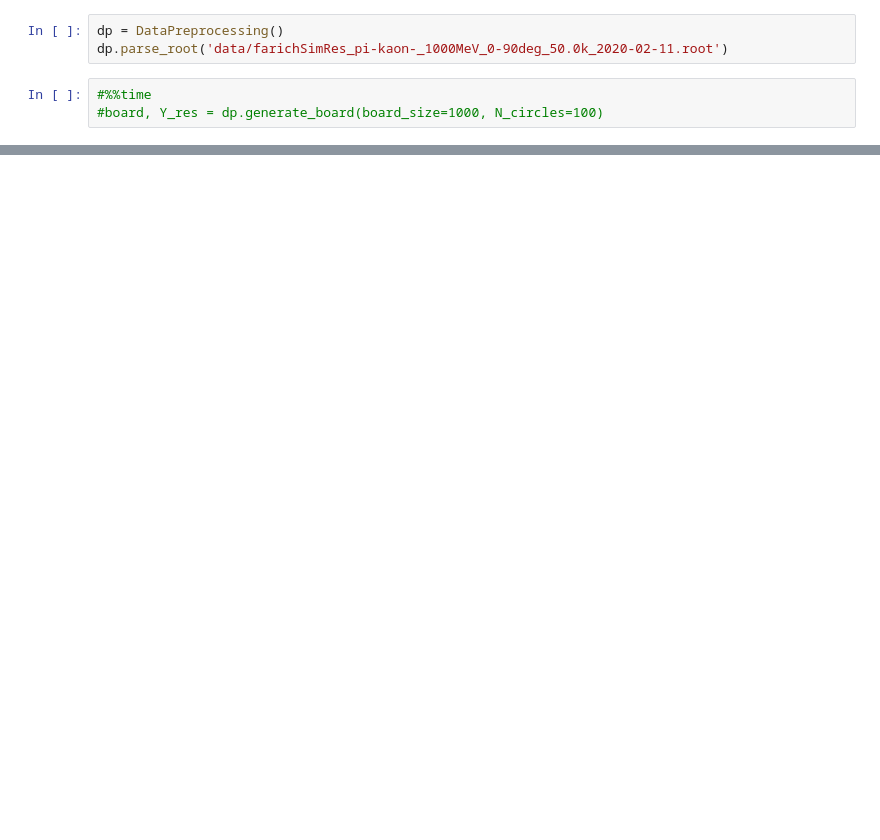
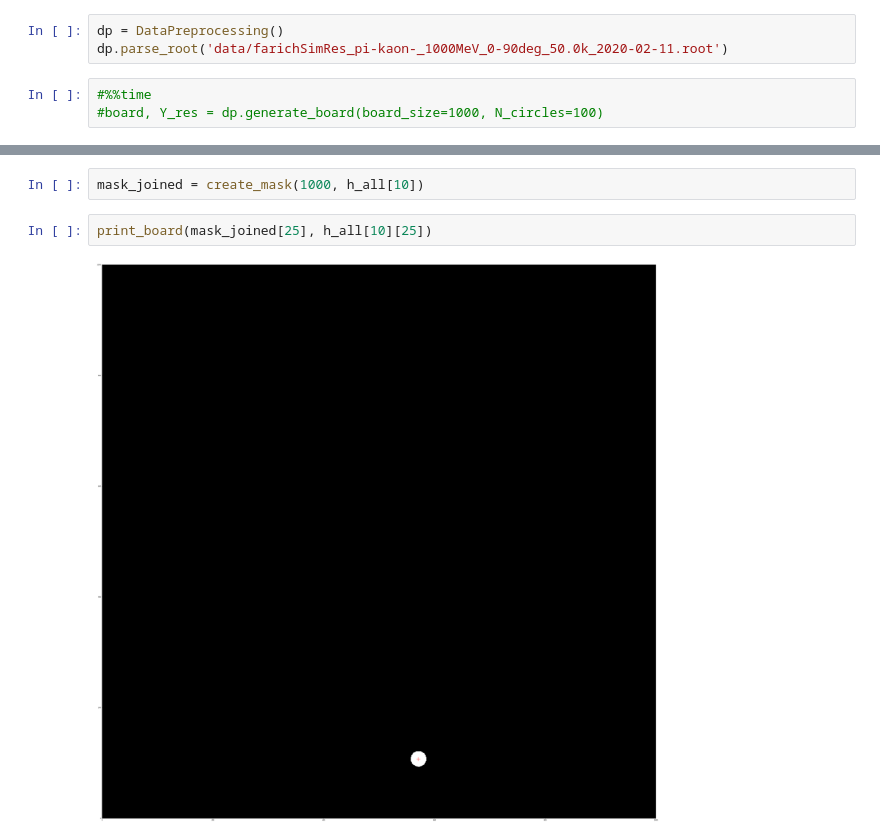
Before and after one commit to 82492749123082/farich-pics, a Jupyter notebook: notebooks/BoardGenerationExample.ipynb, the cells around one changed output, grey strips where cells are left out. Saved outputs shown, nothing was run; the diff lists cells and outputs as text; blank space fills up the shorter version.

Commit message:
Added func to create masks in farichib

```diff
--- a/notebooks/BoardGenerationExample.ipynb
+++ b/notebooks/BoardGenerationExample.ipynb
@@ -35,0 +54,6 @@ print_board(H_all[10], h_all[10])
+# %%
+mask_joined = create_mask(1000, h_all[10])
+# %%
+print_board(mask_joined[25], h_all[10][25])
+# %% [output]
+[figure, added]
```
Also changed, not shown: parts of 3 cells of this notebook, 2 other files.
